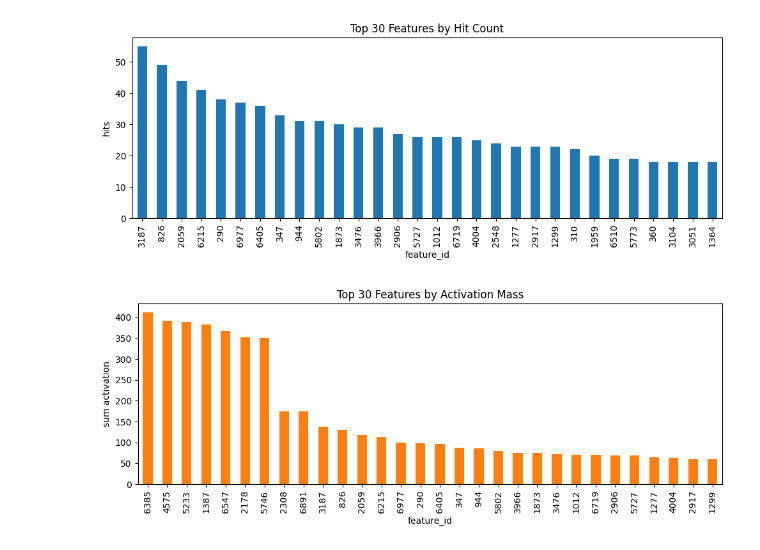
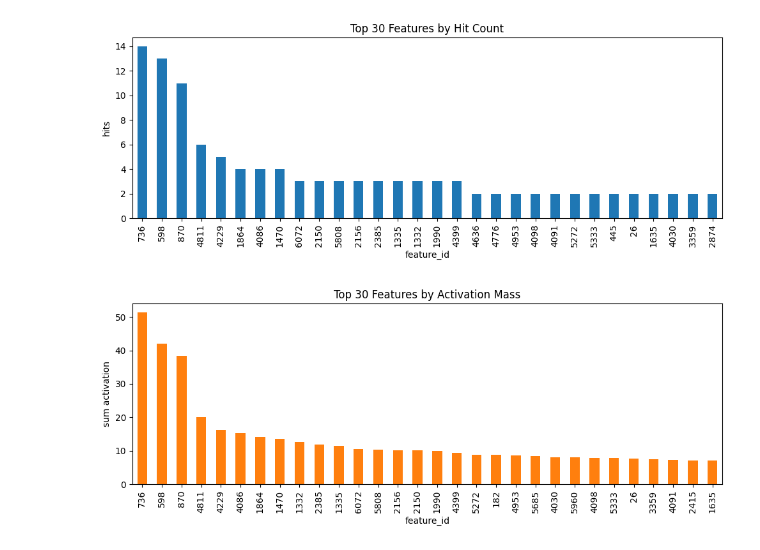
Before and after one commit to miles-markey/sae_trainer, a Jupyter notebook: notebooks/sae_inference.ipynb, the cells around one changed output. Cells and saved outputs as stored; diff of their text form; code cells hidden in the pictures.

```diff
--- a/notebooks/sae_inference.ipynb
+++ b/notebooks/sae_inference.ipynb
@@ -22,7 +23,7 @@ tokenizer = AutoTokenizer.from_pretrained(model_name)
 llm = AutoModelForCausalLM.from_pretrained(model_name).to(device).eval()
 
 # Load SAE checkpoint — pick whichever layer you want to analyse (3, 6, 9, or 11)
-ckpt = torch.load("sae_gpt2_layer9.pt", map_location=device)
+ckpt = torch.load("sae_gpt2_layer3.pt", map_location=device)
 sae = SparseAutoencoder(d_in=ckpt["d_in"], d_latent=ckpt["d_latent"], normalize_decoder=True).to(device)
 sae.load_state_dict(ckpt["model_state"])
 sae.eval()
@@ -29,10 +35,10 @@ sae.eval()
 # %%
 # 4) Tracer config — layer_idx MUST match the checkpoint loaded above
 cfg = TraceConfig(
-    layer_idx=9,
+    layer_idx=3,
     topk_per_token=8,
     min_activation=0.01,
-    max_new_tokens=80,
+    max_new_tokens=10,
     do_sample=True,
     temperature=0.7,
 )
@@ -109,27 +116,9 @@ import numpy as np
 # %%
-# 1) Top features by hit count
-top_n = 30
-counts = (df.groupby("feature_id").size().sort_values(ascending=False).head(top_n))
-plt.figure(figsize=(10,4))
-counts.plot(kind="bar")
-plt.title(f"Top {top_n} Features by Hit Count")
-plt.xlabel("feature_id")
-plt.ylabel("hits")
-plt.tight_layout()
-plt.show()
+top_n_feats_by_hits_count(tracer)
 # %% [output]
-[figure, old version]
+[figure, new version]
 # %%
-# 2) Top features by activation mass
-top_n = 30
-mass = (df.groupby("feature_id")["activation"].sum().sort_values(ascending=False).head(top_n))
-plt.figure(figsize=(10,4))
-mass.plot(kind="bar", color="tab:orange")
-plt.title(f"Top {top_n} Features by Activation Mass")
-plt.xlabel("feature_id")
-plt.ylabel("sum activation")
-plt.tight_layout()
-plt.show()
+top_n_feats_by_act_mass(tracer)
 # %% [output]
-[figure, old version]
+[figure, new version]
 # %%
```
Also changed, not shown: parts of 19 cells of this notebook, 3 other files.
